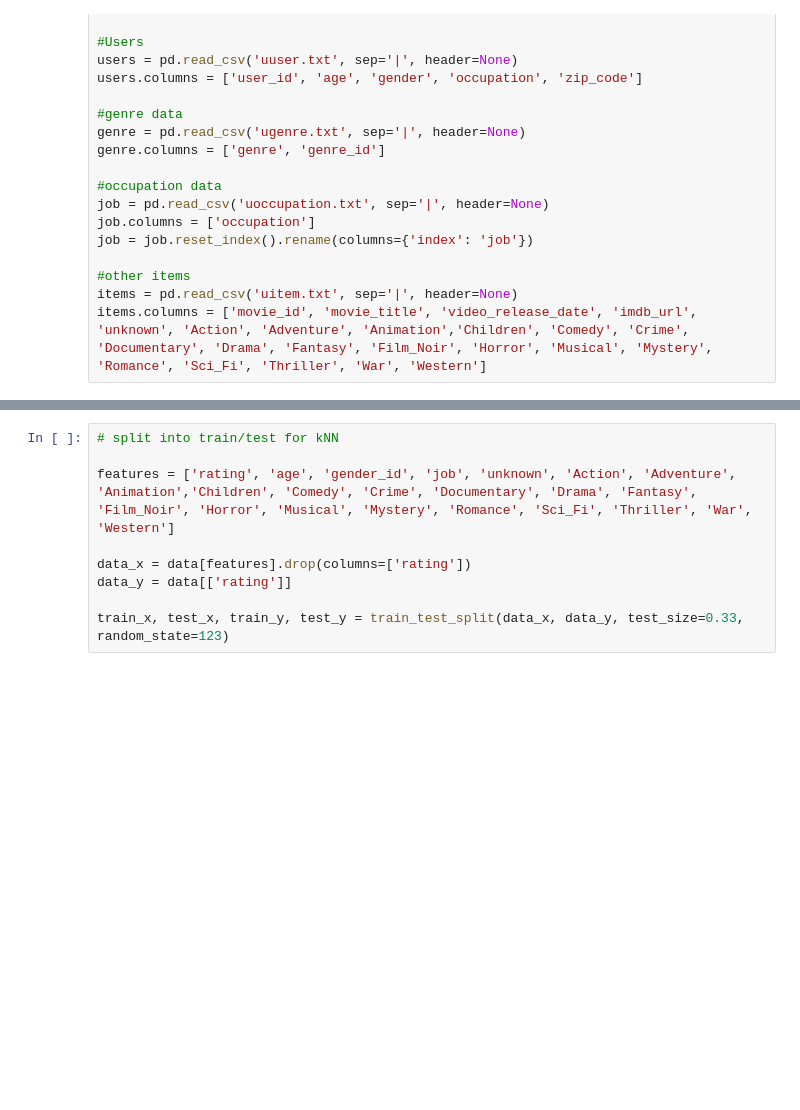
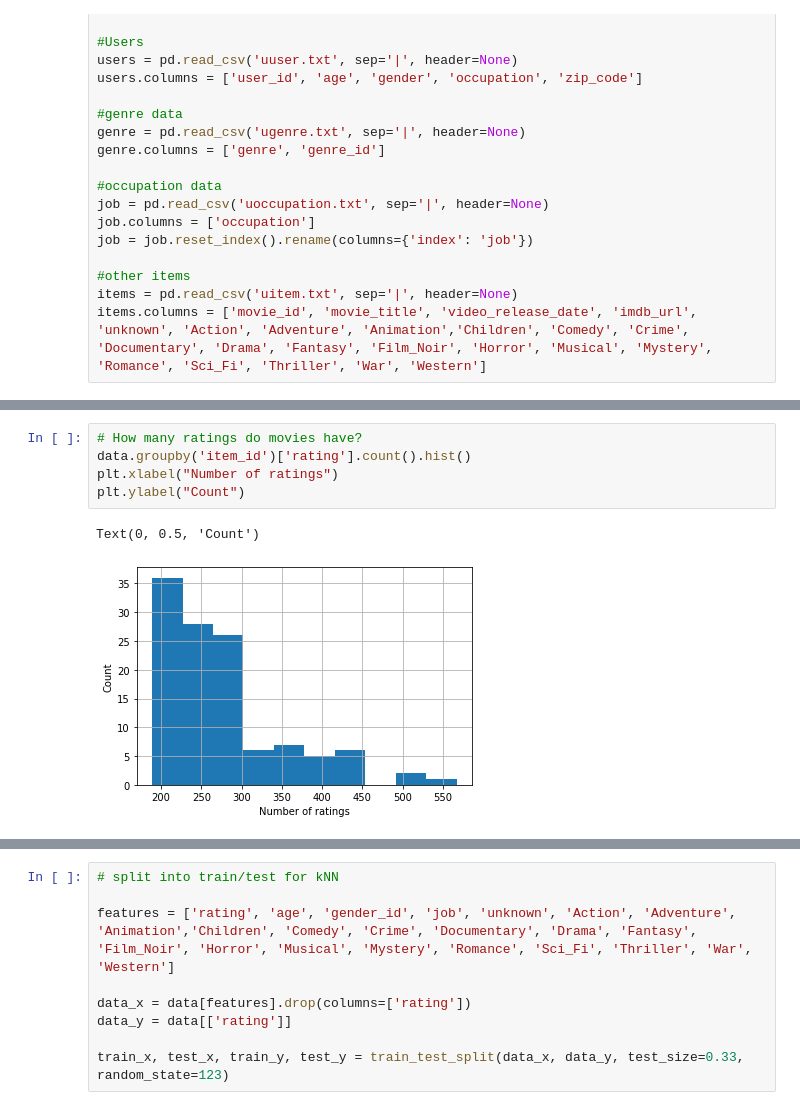
Before and after one commit to benhowell71/SDS-group-repo, a Jupyter notebook: final_project/analysis/MBStatFinalAnalysis.ipynb, the cells around one changed output, grey strips where cells are left out. Cells and saved outputs as stored; diff of their text form; blank space fills up the shorter version.

```diff
--- a/final_project/analysis/MBStatFinalAnalysis.ipynb
+++ b/final_project/analysis/MBStatFinalAnalysis.ipynb
@@ -82,3 +69,11 @@ Text(0.5, 1.0, 'Age Distribution')
+# %%
+# How many ratings do movies have?
+data.groupby('item_id')['rating'].count().hist()
+plt.xlabel("Number of ratings")
+plt.ylabel("Count")
+# %% [output]
+Text(0, 0.5, 'Count')
+[figure, added]
 # %%
 #Convert to long format data for genre for correlation analysis
 
```
Also changed, not shown: parts of 12 cells of this notebook.
